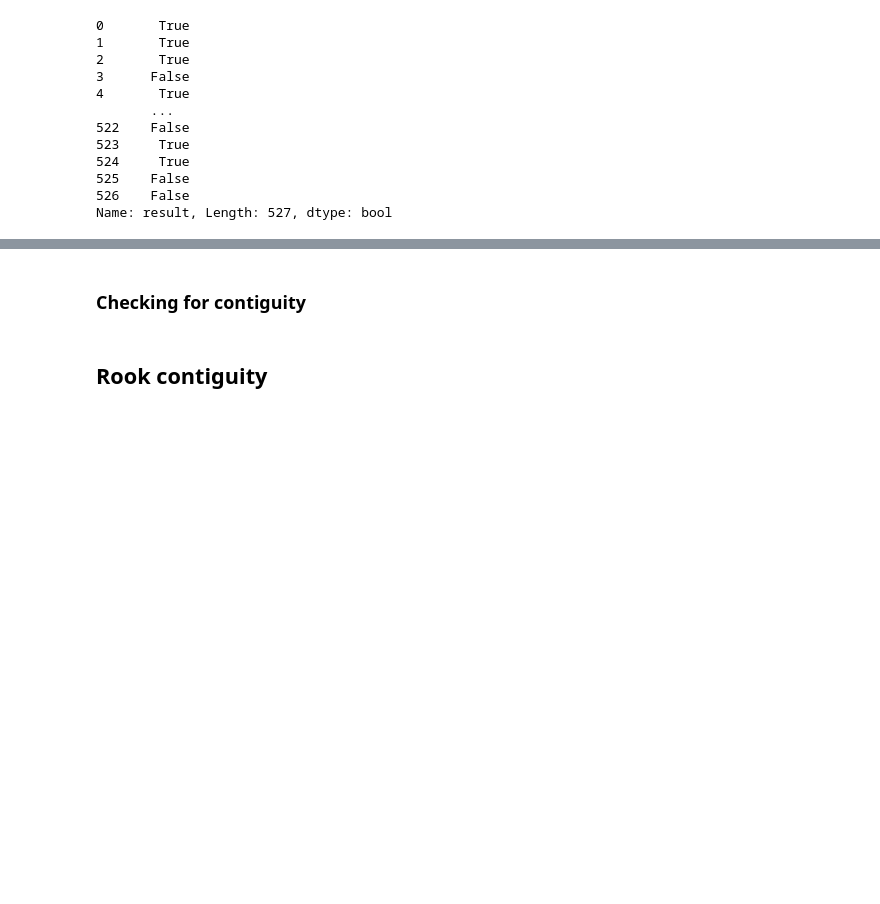
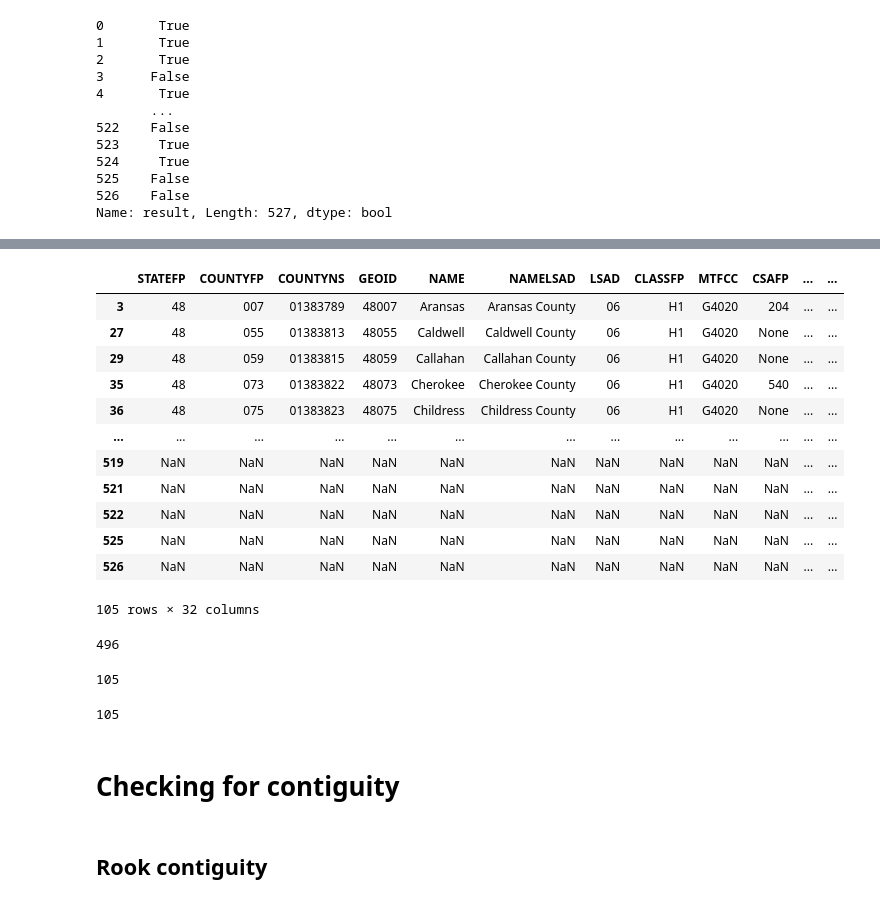
Before and after one commit to sjsrey/geoplanar, a Jupyter notebook: notebooks/usmex_level2_contiguity.ipynb, the cells around one changed output, grey strips where cells are left out. Cells and saved outputs as stored; diff of their text form; code cells hidden in the pictures; blank space fills up the shorter version.

Commit message:
contiguity edits

```diff
--- a/notebooks/usmex_level2_contiguity.ipynb
+++ b/notebooks/usmex_level2_contiguity.ipynb
@@ -139,5 +165,33 @@ df2.loc[df2['result'] == False] # all counties/municipios that changed
+# %%
+df[df.geometry==df2.geometry]
+# %% [output]
+|  | STATEFP | COUNTYFP | COUNTYNS | GEOID | NAME | NAMELSAD | LSAD | CLASSFP | MTFCC | CSAFP | ... | ... |
+| 3 | 48 | 007 | 01383789 | 48007 | Aransas | Aransas County | 06 | H1 | G4020 | 204 | ... | ... |
+| 27 | 48 | 055 | 01383813 | 48055 | Caldwell | Caldwell County | 06 | H1 | G4020 | None | ... | ... |
+| 29 | 48 | 059 | 01383815 | 48059 | Callahan | Callahan County | 06 | H1 | G4020 | None | ... | ... |
+| 35 | 48 | 073 | 01383822 | 48073 | Cherokee | Cherokee County | 06 | H1 | G4020 | 540 | ... | ... |
+| 36 | 48 | 075 | 01383823 | 48075 | Childress | Childress County | 06 | H1 | G4020 | None | ... | ... |
+| ... | ... | ... | ... | ... | ... | ... | ... | ... | ... | ... | ... | ... |
+| 519 | NaN | NaN | NaN | NaN | NaN | NaN | NaN | NaN | NaN | NaN | ... | ... |
+| 521 | NaN | NaN | NaN | NaN | NaN | NaN | NaN | NaN | NaN | NaN | ... | ... |
+| 522 | NaN | NaN | NaN | NaN | NaN | NaN | NaN | NaN | NaN | NaN | ... | ... |
+| 525 | NaN | NaN | NaN | NaN | NaN | NaN | NaN | NaN | NaN | NaN | ... | ... |
+| 526 | NaN | NaN | NaN | NaN | NaN | NaN | NaN | NaN | NaN | NaN | ... | ... |
+105 rows × 32 columns
+# %%
+df.geometry.geom_equals(df2.geometry).sum()
+# %% [output]
+496
+# %%
+df.geometry.geom_almost_equals(df2.geometry).sum()
+# %% [output]
+105
+# %%
+df.geometry.geom_equals_exact(df2.geometry, tolerance=.001).sum()
+# %% [output]
+105
 # %% [markdown]
-### Checking for contiguity
+# Checking for contiguity
 # %%
 import libpysal
 from libpysal.weights import Queen, Rook
```
Also changed, not shown: parts of 15 cells of this notebook.
